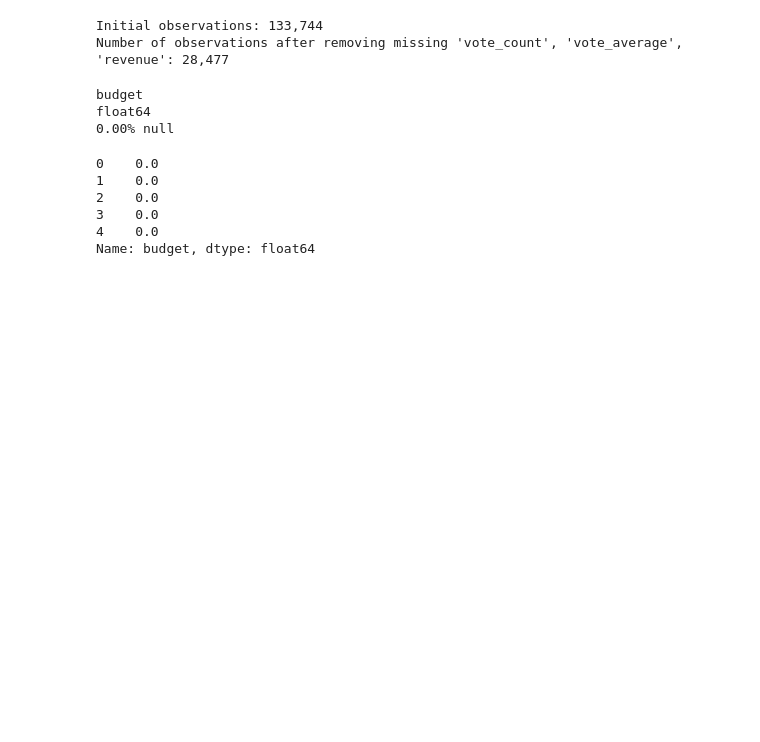
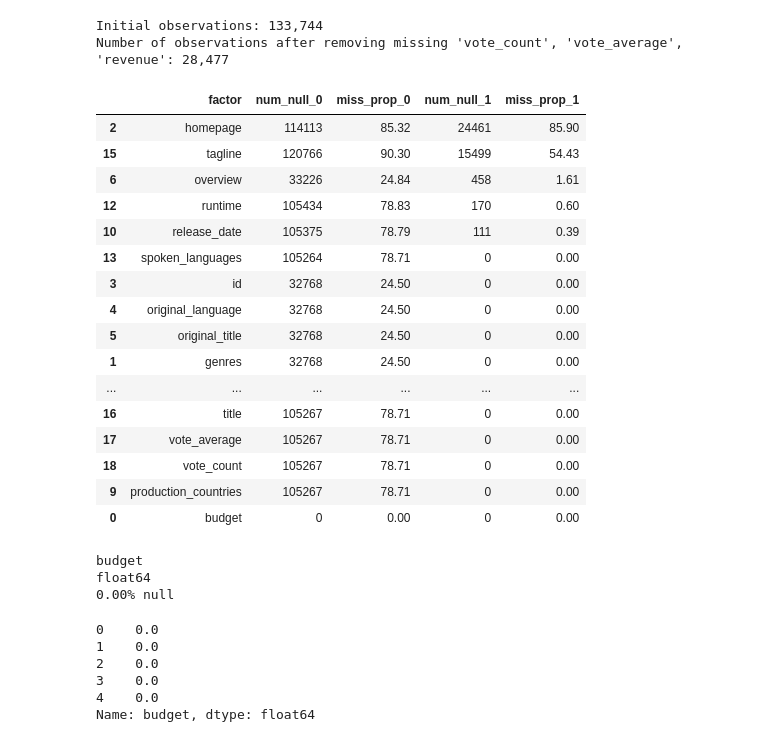
Before and after one commit to ChristopherDaigle/movie_ds_model, a Jupyter notebook: movie_data_analysis.ipynb, the cells around one changed output. Saved outputs shown, nothing was run; the diff lists cells and outputs as text; code cells hidden in the pictures; blank space fills up the shorter version.

```diff
--- a/movie_data_analysis.ipynb
+++ b/movie_data_analysis.ipynb
@@ -41,6 +43,26 @@ print("Number of observations after removing missing 'vote_count', 'vote_average
 # %% [output]
 Initial observations: 133,744
 Number of observations after removing missing 'vote_count', 'vote_average', 'revenue': 28,477
+# %%
+df_info['null_1'].sort_values('miss_prop_1', ascending=False)
+# %% [output]
+|  | factor | num_null_0 | miss_prop_0 | num_null_1 | miss_prop_1 |
+| 2 | homepage | 114113 | 85.32 | 24461 | 85.90 |
+| 15 | tagline | 120766 | 90.30 | 15499 | 54.43 |
+| 6 | overview | 33226 | 24.84 | 458 | 1.61 |
+| 12 | runtime | 105434 | 78.83 | 170 | 0.60 |
+| 10 | release_date | 105375 | 78.79 | 111 | 0.39 |
+| 13 | spoken_languages | 105264 | 78.71 | 0 | 0.00 |
+| 3 | id | 32768 | 24.50 | 0 | 0.00 |
+| 4 | original_language | 32768 | 24.50 | 0 | 0.00 |
+| 5 | original_title | 32768 | 24.50 | 0 | 0.00 |
+| 1 | genres | 32768 | 24.50 | 0 | 0.00 |
+| ... | ... | ... | ... | ... | ... |
+| 16 | title | 105267 | 78.71 | 0 | 0.00 |
+| 17 | vote_average | 105267 | 78.71 | 0 | 0.00 |
+| 18 | vote_count | 105267 | 78.71 | 0 | 0.00 |
+| 9 | production_countries | 105267 | 78.71 | 0 | 0.00 |
+| 0 | budget | 0 | 0.00 | 0 | 0.00 |
 # %%
 for col in df.columns:
     print(col)
```
Also changed, not shown: parts of 10 cells of this notebook, 2 other files.
